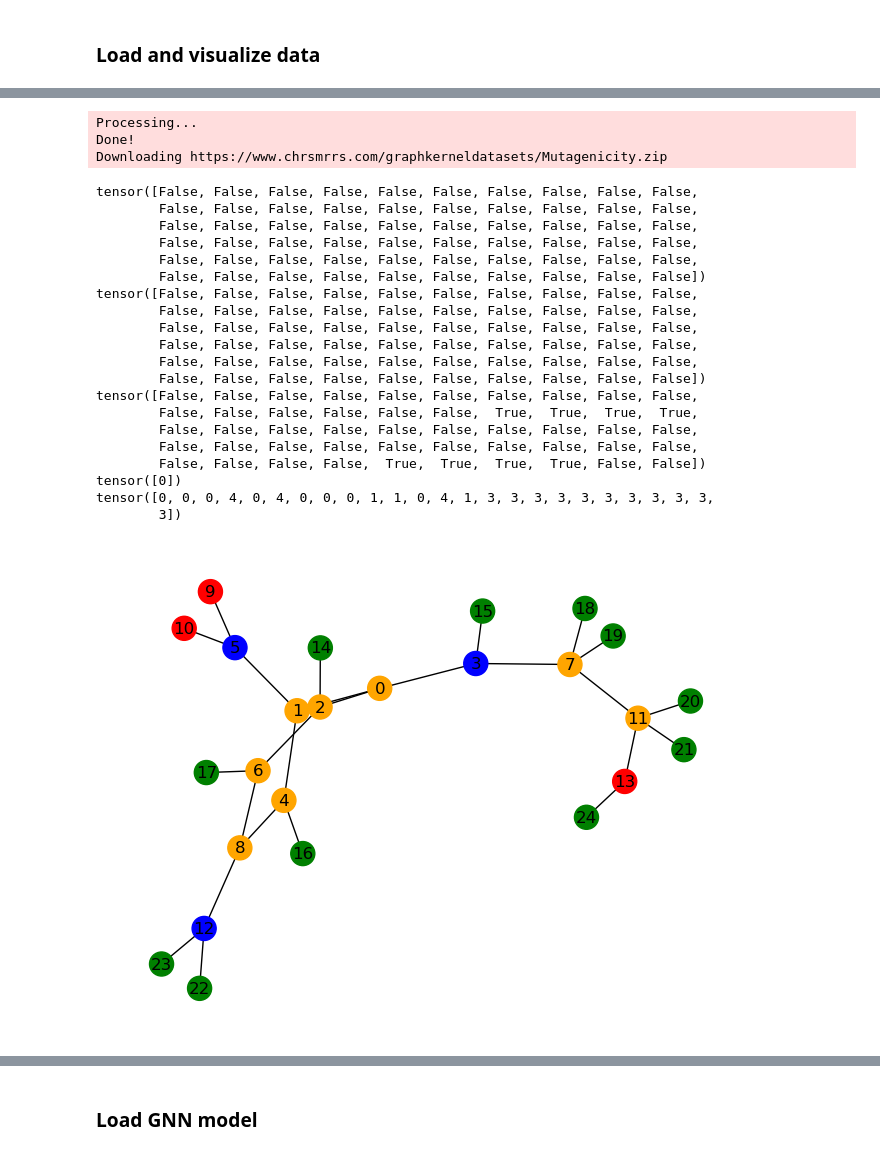
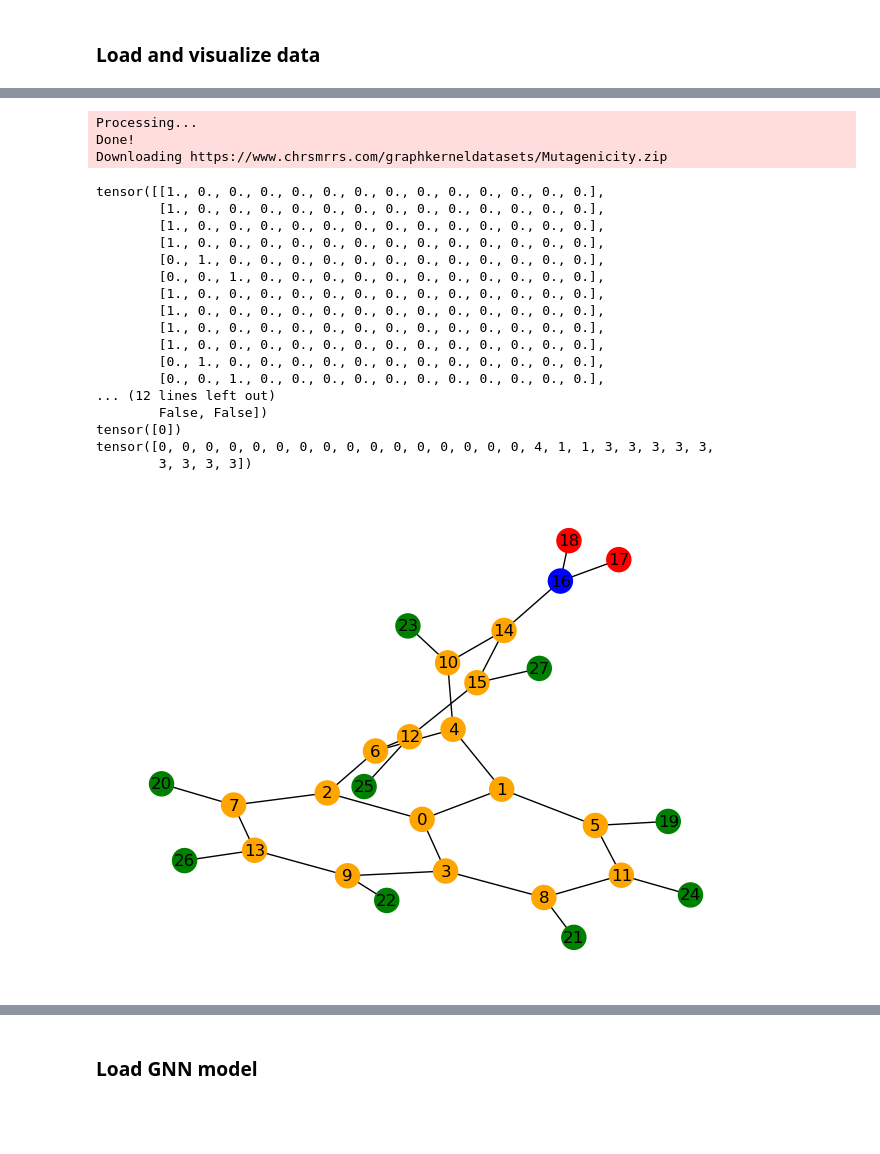
Before and after one commit to TrstnSch/BT-ML-PGESAT, a Jupyter notebook: code/PGExplainer/train_explainer_MUTAG.ipynb, the cells around one changed output, grey strips where cells are left out. Cells and saved outputs as stored; diff of their text form; code cells hidden in the pictures; blank space fills up the shorter version.

```diff
--- a/code/PGExplainer/train_explainer_MUTAG.ipynb
+++ b/code/PGExplainer/train_explainer_MUTAG.ipynb
@@ -51,3 +51,27 @@ MUTAG = True
 # TODO: Original uses adapted dataset that contains Mutagenicity_edge_gt! => To only get graphs that are mutagenic and contain NO2 and NH2 motifs
 # %% [markdown]
 ### Load and visualize data
+# %%
+edge_lists, graph_labels, edge_label_lists, node_label_lists = datasetLoader.loadOriginalMUTAG()
+data = datasetLoader.transformMUTAG(edge_lists, graph_labels, edge_label_lists, node_label_lists)
+
+
+currData = data[22]
+
+print("ORIGINAL")
+print(edge_lists[22])
+print(edge_label_lists[22])
+
+print("TRANSFORMED")
+print(currData.edge_index)
+print(currData.gt_mask)
+print(currData.x)
+print(currData.y)
+
+print(currData.edge_index[:,currData.gt_mask])
+
+
+graphGT = Data(currData.x, currData.edge_index[:,currData.gt_mask])
+
+pos = utils.plotGraph(currData, MUTAG=MUTAG)
+pos2 =utils.plotGraph(graphGT, pos, MUTAG=MUTAG)
@@ -54,55 +98,51 @@ MUTAG = True
 # %%
 # TODO: MUTAG NEEDS TO BE PREPROCESSED: Extract all mutagenic NO2 and NH2 graphs, train and eval on only those!
 # TODO: EXTRACT GROUND TRUTHS?? => Edge labels = edge_gt
 
 data, labels = datasetLoader.loadGraphDataset(datasetName)               # TODO: adjs matrix is not compatible with GraphConv. Needs to be converted to edge_index (see RE_PGE datasets/utils)
-
-
-print(data[len(data)-1].gt_mask)
-
+print(data[0].x)
 graph_dataset_seed = 42
 generator1 = torch.Generator().manual_seed(graph_dataset_seed)
 train_dataset, val_dataset, test_dataset = torch.utils.data.random_split(data, [0.8, 0.1, 0.1], generator1)
 train_loader = DataLoader(train_dataset, batch_size, False)
 val_loader = DataLoader(val_dataset, batch_size, False)
 test_loader = DataLoader(test_dataset, batch_size)
 
-print(train_dataset[len(train_dataset)-1].gt_mask)
+print(test_dataset[len(test_dataset)-1].gt_mask)
 
-currData = train_dataset[28]
+currData = test_dataset[len(test_dataset)-5]
 print(currData.gt_mask)
 print(currData.y)
 print(torch.argmax(currData.x, dim=1))
 
 graph = Data(currData.x, currData.edge_index)
+graphGT = Data(currData.x, currData.edge_index[:,currData.gt_mask])
 
-utils.plotGraph(graph, MUTAG=MUTAG)
+pos = utils.plotGraph(graph, MUTAG=MUTAG)
+utils.plotGraph(graphGT, pos, MUTAG=MUTAG)
 
 train_loader = DataLoader(train_dataset, batch_size, False)             # TODO: Data not shuffled to match calculated embeddings to correct graphs! Should work now, as embeddings are calculated on the fly per batch
 val_loader = DataLoader(val_dataset, batch_size, False)
 test_loader = DataLoader(test_dataset, batch_size)
 # %% [output]
 Processing...
 Done!
 Downloading https://www.chrsmrrs.com/graphkerneldatasets/Mutagenicity.zip
-tensor([False, False, False, False, False, False, False, False, False, False,
-        False, False, False, False, False, False, False, False, False, False,
-        False, False, False, False, False, False, False, False, False, False,
-        False, False, False, False, False, False, False, False, False, False,
-        False, False, False, False, False, False, False, False, False, False,
-        False, False, False, False, False, False, False, False, False, False])
-tensor([False, False, False, False, False, False, False, False, False, False,
-        False, False, False, False, False, False, False, False, False, False,
-        False, False, False, False, False, False, False, False, False, False,
-        False, False, False, False, False, False, False, False, False, False,
-        False, False, False, False, False, False, False, False, False, False,
-        False, False, False, False, False, False, False, False, False, False])
-tensor([False, False, False, False, False, False, False, False, False, False,
-        False, False, False, False, False, False,  True,  True,  True,  True,
-        False, False, False, False, False, False, False, False, False, False,
-        False, False, False, False, False, False, False, False, False, False,
-        False, False, False, False,  True,  True,  True,  True, False, False])
+tensor([[1., 0., 0., 0., 0., 0., 0., 0., 0., 0., 0., 0., 0., 0.],
+        [1., 0., 0., 0., 0., 0., 0., 0., 0., 0., 0., 0., 0., 0.],
+        [1., 0., 0., 0., 0., 0., 0., 0., 0., 0., 0., 0., 0., 0.],
+        [1., 0., 0., 0., 0., 0., 0., 0., 0., 0., 0., 0., 0., 0.],
+        [0., 1., 0., 0., 0., 0., 0., 0., 0., 0., 0., 0., 0., 0.],
+        [0., 0., 1., 0., 0., 0., 0., 0., 0., 0., 0., 0., 0., 0.],
+        [1., 0., 0., 0., 0., 0., 0., 0., 0., 0., 0., 0., 0., 0.],
+        [1., 0., 0., 0., 0., 0., 0., 0., 0., 0., 0., 0., 0., 0.],
+        [1., 0., 0., 0., 0., 0., 0., 0., 0., 0., 0., 0., 0., 0.],
+        [1., 0., 0., 0., 0., 0., 0., 0., 0., 0., 0., 0., 0., 0.],
+        [0., 1., 0., 0., 0., 0., 0., 0., 0., 0., 0., 0., 0., 0.],
+        [0., 0., 1., 0., 0., 0., 0., 0., 0., 0., 0., 0., 0., 0.],
+... (12 lines left out)
+        False, False])
 tensor([0])
-tensor([0, 0, 0, 4, 0, 4, 0, 0, 0, 1, 1, 0, 4, 1, 3, 3, 3, 3, 3, 3, 3, 3, 3, 3,
-        3])
+tensor([0, 0, 0, 0, 0, 0, 0, 0, 0, 0, 0, 0, 0, 0, 0, 0, 4, 1, 1, 3, 3, 3, 3, 3,
+        3, 3, 3, 3])
-[figure, old version]
+[figure, new version]
```
Also changed, not shown: parts of 3 cells of this notebook, 11 other files.
